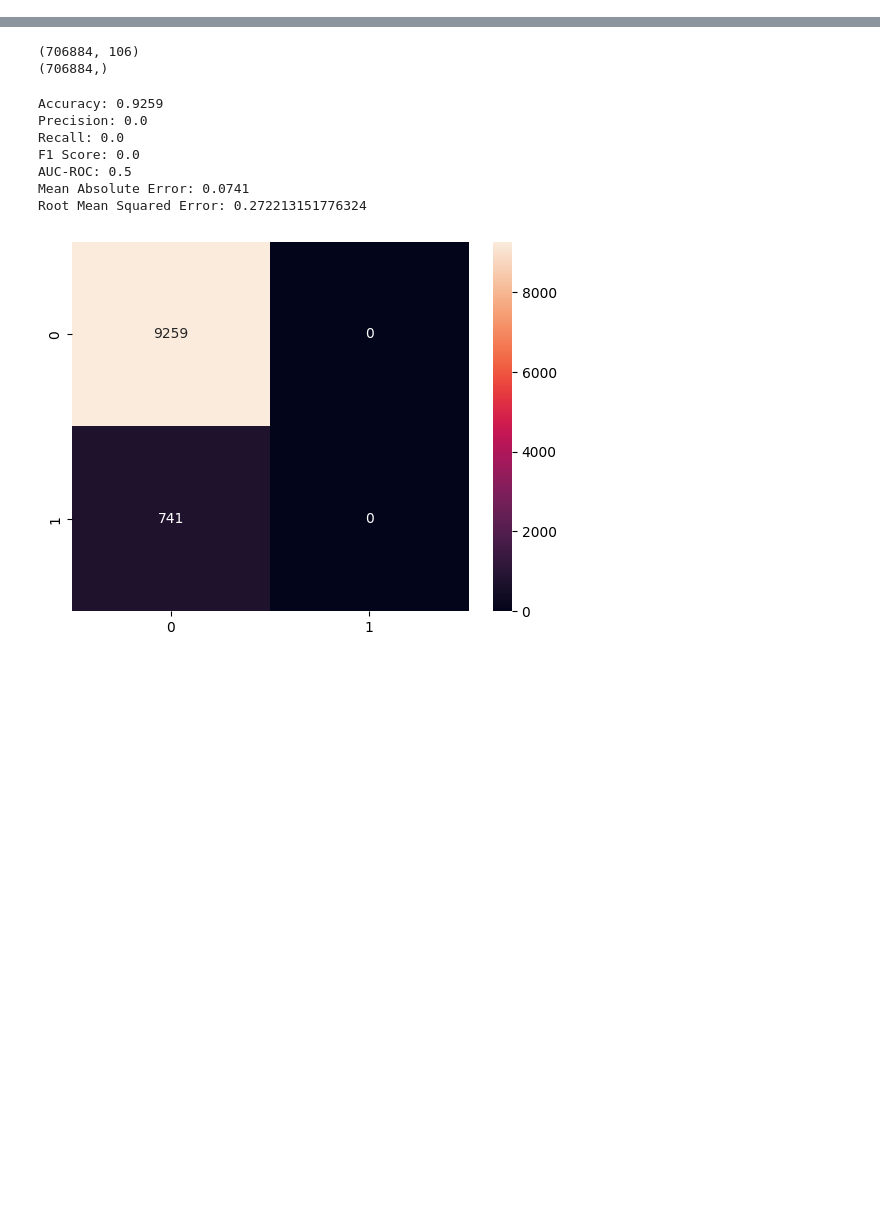
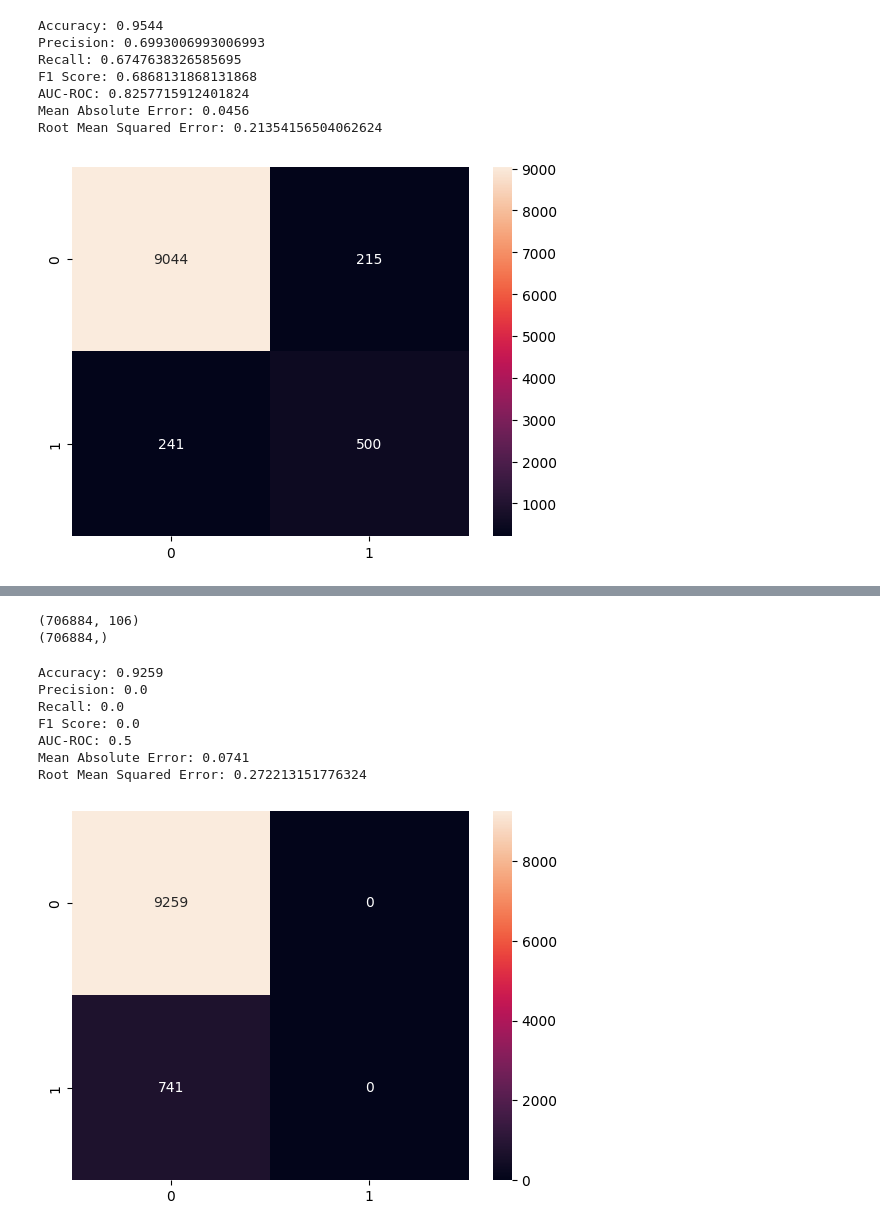
Before and after one commit to maayan-aytek/DS_LAB, a Jupyter notebook: train.ipynb, the cells around one changed output, grey strips where cells are left out. Saved outputs shown, nothing was run; the diff lists cells and outputs as text; code cells hidden in the pictures; blank space fills up the shorter version.

```diff
--- a/train.ipynb
+++ b/train.ipynb
@@ -99,0 +250,22 @@ X_test, y_test = prepare_df(test_df_original, type_df="test")
+# %%
+clf1 = AdaBoostClassifier(n_estimators=200, learning_rate=0.1)
+clf2 = RandomForestClassifier(n_estimators=300, min_samples_leaf=3, max_depth=30)
+clf3 = GradientBoostingClassifier(min_samples_leaf=3)
+clf4 = MLPClassifier(max_iter=1000, alpha=0.01, learning_rate='adaptive')
+clf5 = XGBClassifier(n_estimators=100, max_depth=30)
+clf6 = BaggingClassifier(n_estimators=200)
+eclf = VotingClassifier(estimators=[('ab', clf1), ('rf', clf2), ('gb', clf3), ('mlp', clf4), ('xgb', clf5), ('bg', clf6)], voting='hard')
+all_y_pred = run_and_eval(model_class=eclf,
+             X_train=X_train,
+             y_train=y_train,
+             X_test=X_test,
+             y_test=y_test)
+# %% [output]
+Accuracy: 0.9544
+Precision: 0.6993006993006993
+Recall: 0.6747638326585695
+F1 Score: 0.6868131868131868
+AUC-ROC: 0.8257715912401824
+Mean Absolute Error: 0.0456
+Root Mean Squared Error: 0.21354156504062624
+[figure, added]
```
Also changed, not shown: parts of 53 cells of this notebook, 1 other file.
